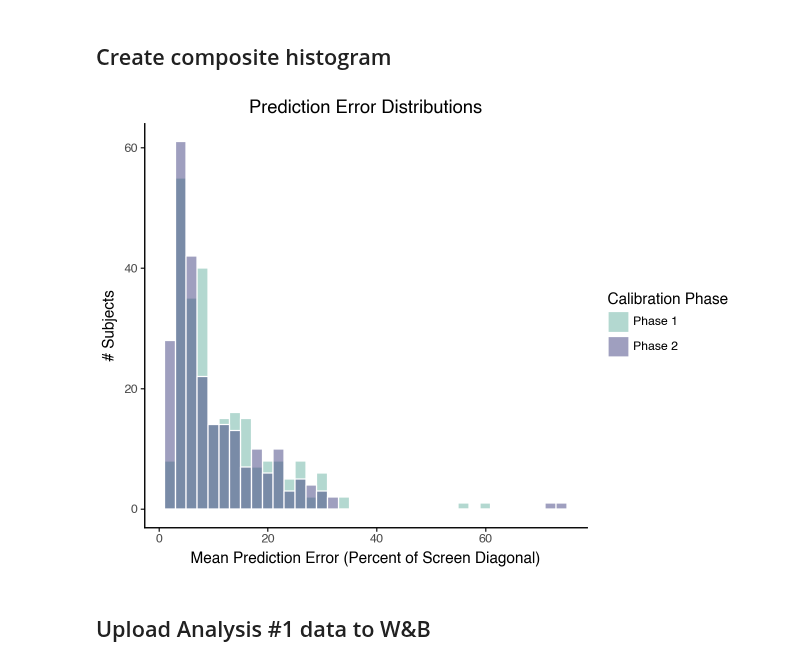
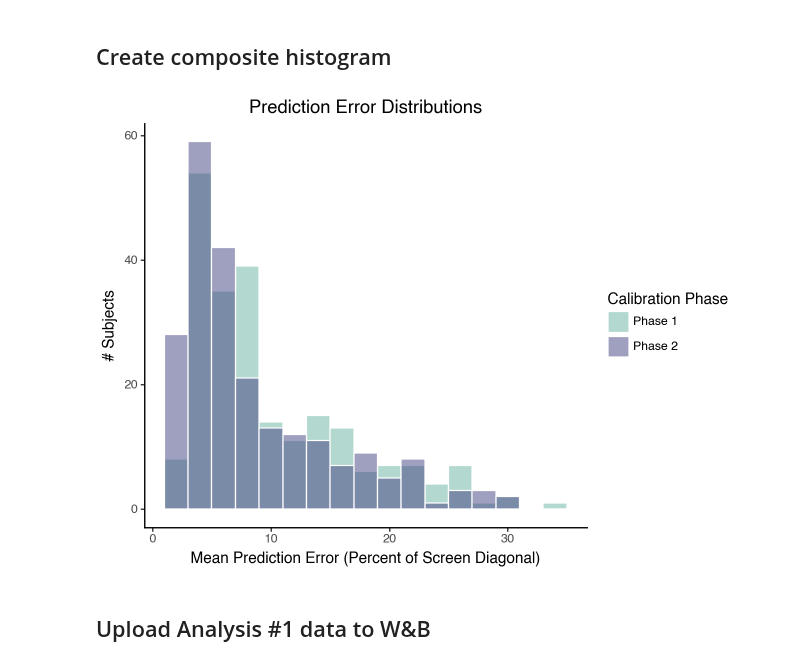
Before and after one commit to jspsych/eye-tracking-training, a Jupyter notebook: analysis/analysis-of-individual-model-run.ipynb, the cells around one changed output. Cells and saved outputs as stored; diff of their text form; code cells hidden in the pictures.

Commit message:
Reworking analysis sections for clarity

```diff
--- a/analysis/analysis-of-individual-model-run.ipynb
+++ b/analysis/analysis-of-individual-model-run.ipynb
@@ -643,0 +725,29 @@ subj_mean_losses_p1 = [np.mean(losses) for losses in batch_losses_p1]
+# %%
+# Calculate subject-level statistics from predictions_df including sample counts
+subject_stats = (
+    predictions_df
+    .groupby(['subject_id', 'calibration_phase'])
+    .agg({'error': 'mean', 'point_id': 'count'})
+    .reset_index()
+    .pivot(index='subject_id', columns='calibration_phase', values=['error', 'point_id'])
+    .reset_index()
+)
+
+# Flatten column names
+subject_stats.columns = ['subject_id', 'mean_error_p1', 'mean_error_p2', 'n_samples_p1', 'n_samples_p2']
+
+# Filter out subjects with less than 96 samples in either phase
+subject_stats_filtered = subject_stats[
+    (subject_stats['n_samples_p1'] >= 96) &
+    (subject_stats['n_samples_p2'] >= 96)
+].copy()
+
+print(f"Total subjects: {len(subject_stats)}")
+print(f"Subjects with >= 96 samples in both phases: {len(subject_stats_filtered)}")
+
+# Extract mean losses for plotting (using filtered subjects)
+subj_mean_losses_p1 = subject_stats_filtered['mean_error_p1'].tolist()
+subj_mean_losses_p2 = subject_stats_filtered['mean_error_p2'].tolist()
+filtered_subject_ids = subject_stats_filtered['subject_id'].tolist()
+
+print(f"Using {len(subj_mean_losses_p1)} subjects for analysis")
@@ -678,2 +782,0 @@ for pred_batch, ds_batch in zip(pred_p2, test_ds_p2.batch(1).as_numpy_iterator()
-# %%
-subj_mean_losses_p2 = [np.mean(losses) for losses in batch_losses_p2]
@@ -694,21 +787,21 @@ subj_mean_losses_plot_p2
 # %% [markdown]
 ## Create composite histogram
 # %%
-composite_table = pd.DataFrame({'subject_id': subject_ids, 'mean_loss_p1': subj_mean_losses_p1, 'mean_loss_p2': subj_mean_losses_p2})
+composite_table = pd.DataFrame({'subject_id': filtered_subject_ids, 'mean_loss_p1': subj_mean_losses_p1, 'mean_loss_p2': subj_mean_losses_p2})
 composite_table_pivot_long = composite_table.melt(id_vars=['subject_id'], var_name='phase', value_name='mean_loss')
 
 composite_plot = (ggplot(composite_table_pivot_long, aes(x='mean_loss', fill='phase'))
  + geom_histogram(binwidth=2, alpha=0.5, color='white', position="identity")
  + labs(title='Prediction Error Distributions',
        x='Mean Prediction Error (Percent of Screen Diagonal)',
        y='# Subjects')
  + scale_fill_manual(values=["#69b3a2", "#404080"], labels=["Phase 1", "Phase 2"], name="Calibration Phase")
  + theme_classic()
 )
 
 composite_plot
 # %% [output]
-[figure, old version]
+[figure, new version]
 # %% [markdown]
 ## Upload Analysis \#1 data to W&B
 # %%
```
Also changed, not shown: parts of 44 cells of this notebook.
